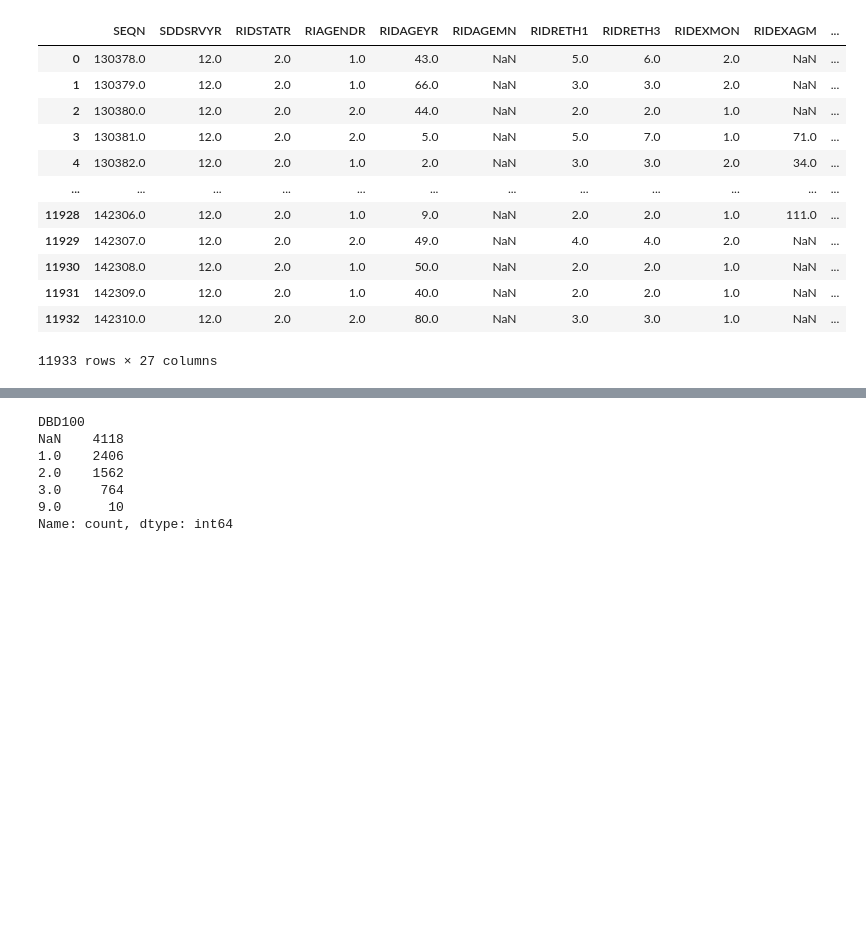
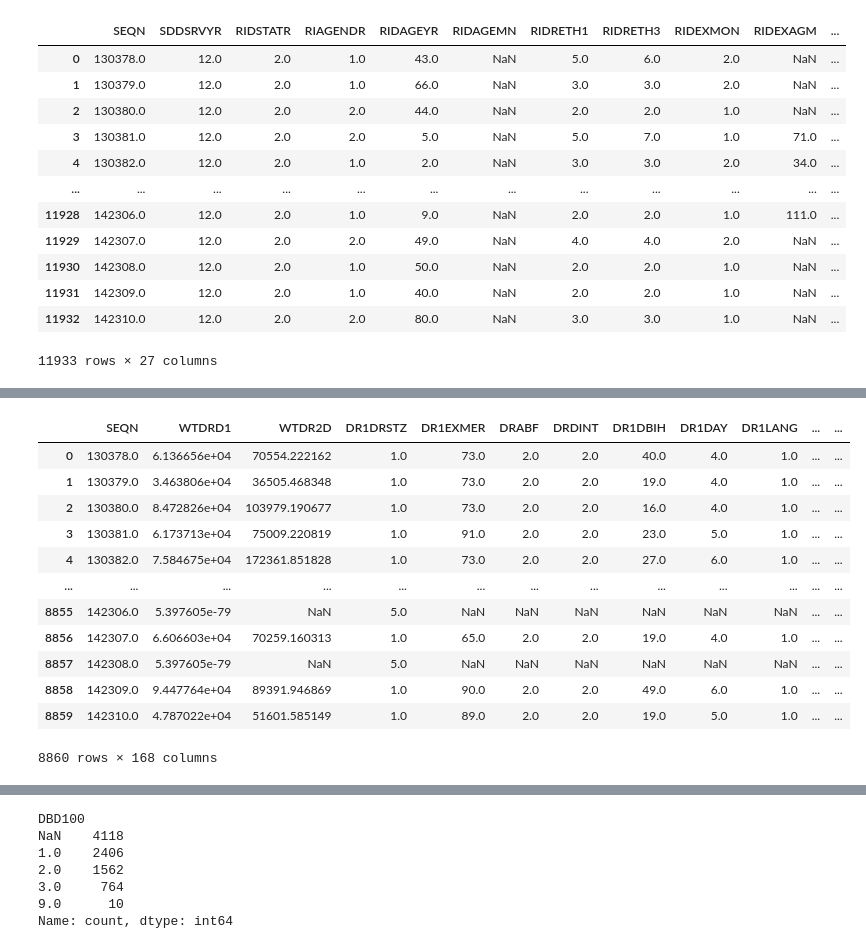
Before and after one commit to siliconshells/mids_stats_group_ten, a Jupyter notebook: 50_miscellanous/test.ipynb, the cells around one changed output, grey strips where cells are left out. Cells and saved outputs as stored; diff of their text form; code cells hidden in the pictures; blank space fills up the shorter version.

```diff
--- a/50_miscellanous/test.ipynb
+++ b/50_miscellanous/test.ipynb
@@ -21 +40,19 @@ df
+# %%
+# Dietary Interview - Individual Foods, First Day
+df = pd.read_sas("DR1TOT_L.XPT")
+df
+# %% [output]
+|  | SEQN | WTDRD1 | WTDR2D | DR1DRSTZ | DR1EXMER | DRABF | DRDINT | DR1DBIH | DR1DAY | DR1LANG | ... | ... |
+| 0 | 130378.0 | 6.136656e+04 | 70554.222162 | 1.0 | 73.0 | 2.0 | 2.0 | 40.0 | 4.0 | 1.0 | ... | ... |
+| 1 | 130379.0 | 3.463806e+04 | 36505.468348 | 1.0 | 73.0 | 2.0 | 2.0 | 19.0 | 4.0 | 1.0 | ... | ... |
+| 2 | 130380.0 | 8.472826e+04 | 103979.190677 | 1.0 | 73.0 | 2.0 | 2.0 | 16.0 | 4.0 | 1.0 | ... | ... |
+| 3 | 130381.0 | 6.173713e+04 | 75009.220819 | 1.0 | 91.0 | 2.0 | 2.0 | 23.0 | 5.0 | 1.0 | ... | ... |
+| 4 | 130382.0 | 7.584675e+04 | 172361.851828 | 1.0 | 73.0 | 2.0 | 2.0 | 27.0 | 6.0 | 1.0 | ... | ... |
+| ... | ... | ... | ... | ... | ... | ... | ... | ... | ... | ... | ... | ... |
+| 8855 | 142306.0 | 5.397605e-79 | NaN | 5.0 | NaN | NaN | NaN | NaN | NaN | NaN | ... | ... |
+| 8856 | 142307.0 | 6.606603e+04 | 70259.160313 | 1.0 | 65.0 | 2.0 | 2.0 | 19.0 | 4.0 | 1.0 | ... | ... |
+| 8857 | 142308.0 | 5.397605e-79 | NaN | 5.0 | NaN | NaN | NaN | NaN | NaN | NaN | ... | ... |
+| 8858 | 142309.0 | 9.447764e+04 | 89391.946869 | 1.0 | 90.0 | 2.0 | 2.0 | 49.0 | 6.0 | 1.0 | ... | ... |
+| 8859 | 142310.0 | 4.787022e+04 | 51601.585149 | 1.0 | 89.0 | 2.0 | 2.0 | 19.0 | 5.0 | 1.0 | ... | ... |
+8860 rows × 168 columns
 # %%
```
Also changed, not shown: parts of 5 cells of this notebook, 3 other files.
